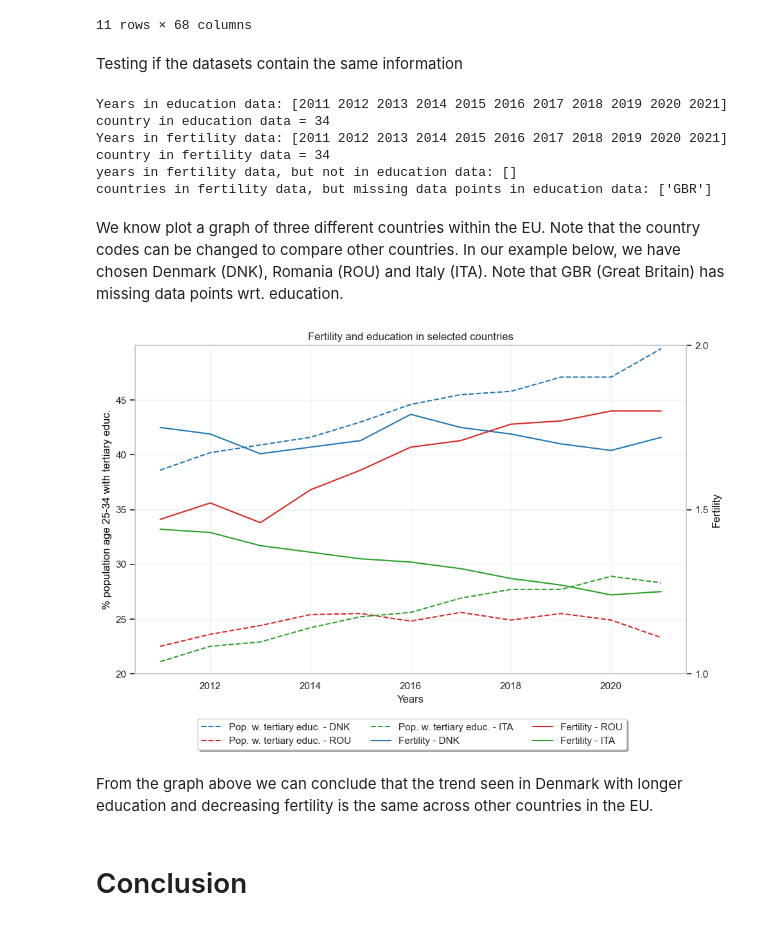
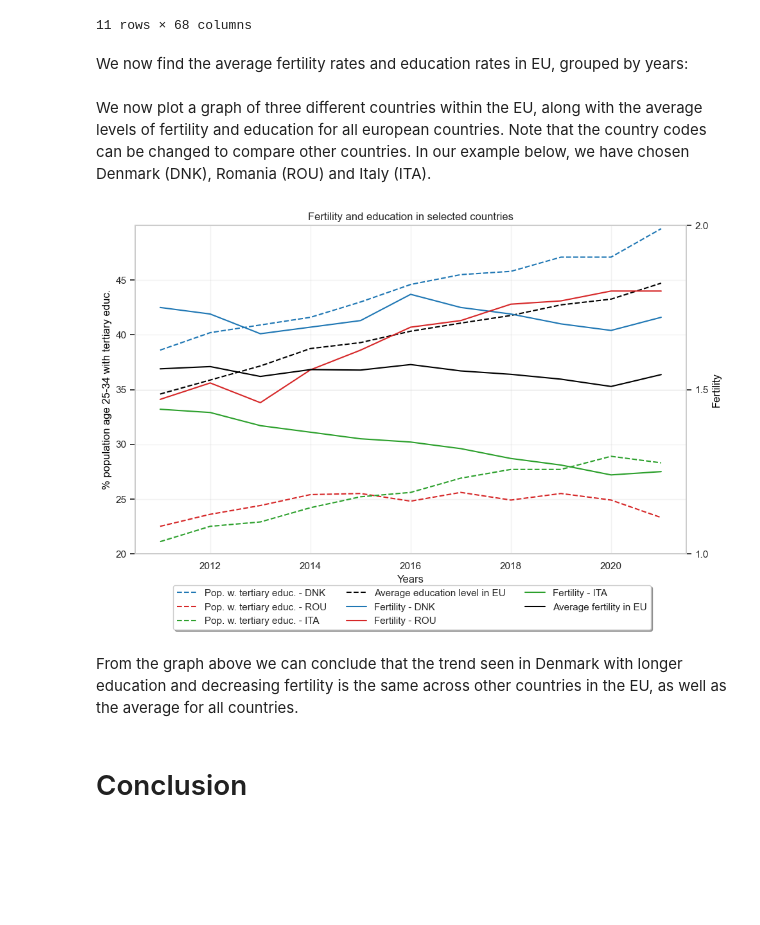
Before and after one commit to NumEconCopenhagen/projects-2024-anna-jiyun-kim-pedram, a Jupyter notebook: dataproject/dataproject.ipynb, the cells around one changed output. Saved outputs shown, nothing was run; the diff lists cells and outputs as text; code cells hidden in the pictures; blank space fills up the shorter version.

```diff
--- a/dataproject/dataproject.ipynb
+++ b/dataproject/dataproject.ipynb
@@ -607 +629,5 @@ Pivoted table showing fertility values for each country:
+# %%
+#Drop observations from GBR
+fert_sorted = fert_sorted[fert_sorted['Country'] != 'GBR']
+educ_sorted = educ_sorted[educ_sorted['Country'] != 'GBR']
 # %% [markdown]
@@ -637,44 +663,26 @@ merged_pivoted.head(11)
 | 2020 | 1.44 | 1.55 | 1.56 | 1.46 | 1.328 | 1.71 | ... |
 | 2021 | 1.48 | 1.60 | 1.58 | 1.52 | 1.321 | 1.83 | ... |
 11 rows × 68 columns
-# %% [markdown]
-Testing if the datasets contain the same information
-# %%
-print(f'Years in education data: {educ_sorted.Years.unique()}')
-print(f'country in education data = {len(educ_sorted.Country.unique())}')
-print(f'Years in fertility data: {fert_sorted.Years.unique()}')
-print(f'country in fertility data = {len(fert_sorted.Country.unique())}')
-
-diff_y = [y for y in fert_sorted.Years.unique() if y not in educ_sorted.Years.unique()]
-print(f'years in fertility data, but not in education data: {diff_y}')
-
-diff_m = [m for m in fert_sorted.Country.unique() if m not in educ_sorted.Country.unique()]
-print(f'countries in fertility data, but missing data points in education data: {diff_m}')
-# %% [output]
-Years in education data: [2011 2012 2013 2014 2015 2016 2017 2018 2019 2020 2021]
-country in education data = 34
-Years in fertility data: [2011 2012 2013 2014 2015 2016 2017 2018 2019 2020 2021]
-country in fertility data = 34
-years in fertility data, but not in education data: []
-countries in fertility data, but missing data points in education data: ['GBR']
+# %% [markdown]
+We now find the average fertility rates and education rates in EU, grouped by years:
+# %%
+avgfertEU = fert_sorted.groupby('Years')['Fertility'].mean()
+avgeducEU = educ_sorted.groupby('Years')['% tertiary educ.'].mean()
 # %% [markdown]
-We know plot a graph of three different countries within the EU. Note that the country codes can be changed to compare other countries. In our example below, we have chosen Denmark (DNK), Romania (ROU) and Italy (ITA). Note that GBR (Great Britain) has missing data points wrt. education.
+We now plot a graph of three different countries within the EU, along with the average levels of fertility and education for all european countries. Note that the country codes can be changed to compare other countries. In our example below, we have chosen Denmark (DNK), Romania (ROU) and Italy (ITA).
 # %%
-import matplotlib.pyplot as plt
-
 #Plot
-
 from dataproject import plot_fertility_education_country
 
-# List of up to 3 country codes to compare
+# List of up to 3 country codes to compare and average values for EU
 country_codes = ['DNK', 'ROU', 'ITA']
 
 # Call the function to plot
-plot_fertility_education_country(educ_sorted, fert_sorted, country_codes)
+plot_fertility_education_country(educ_sorted, fert_sorted, country_codes, avgfertEU, avgeducEU)
 # %% [output]
-[figure, old version]
+[figure, new version]
 # %% [markdown]
-From the graph above we can conclude that the trend seen in Denmark with longer education and decreasing fertility is the same across other countries in the EU.
+From the graph above we can conclude that the trend seen in Denmark with longer education and decreasing fertility is the same across other countries in the EU, as well as the average for all countries.
 # %% [markdown]
 # Conclusion
 # %% [markdown]
```
Also changed, not shown: parts of 9 cells of this notebook, 1 other file.
